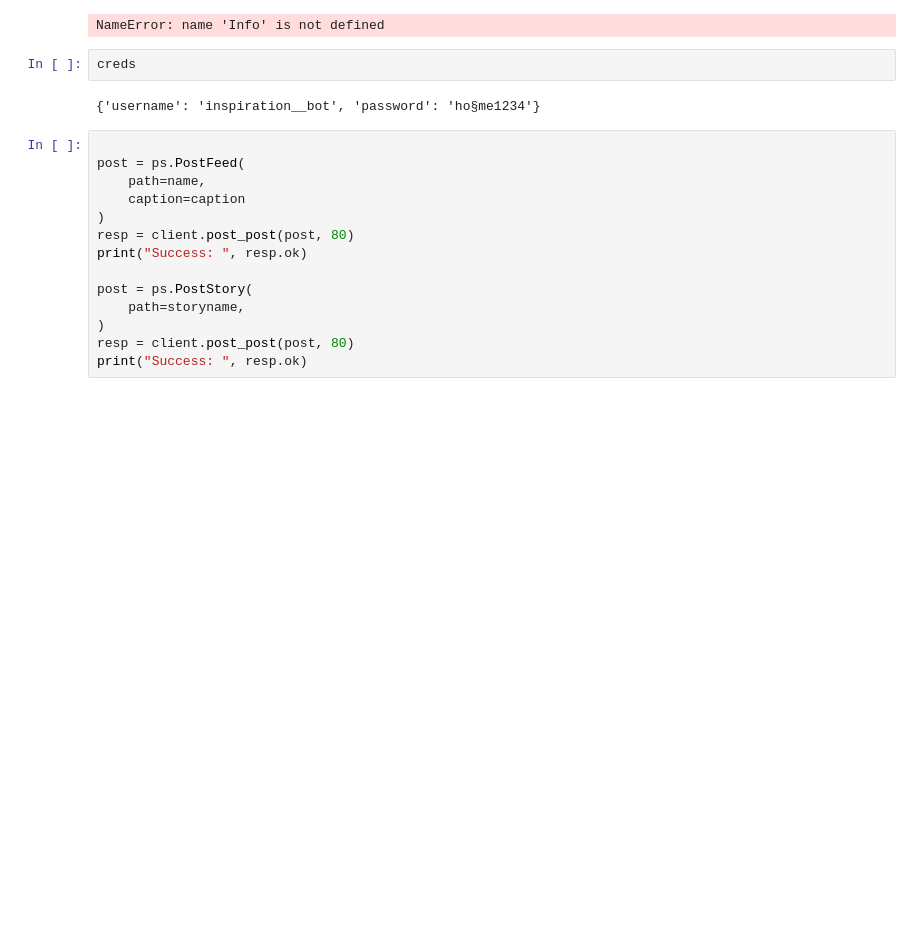
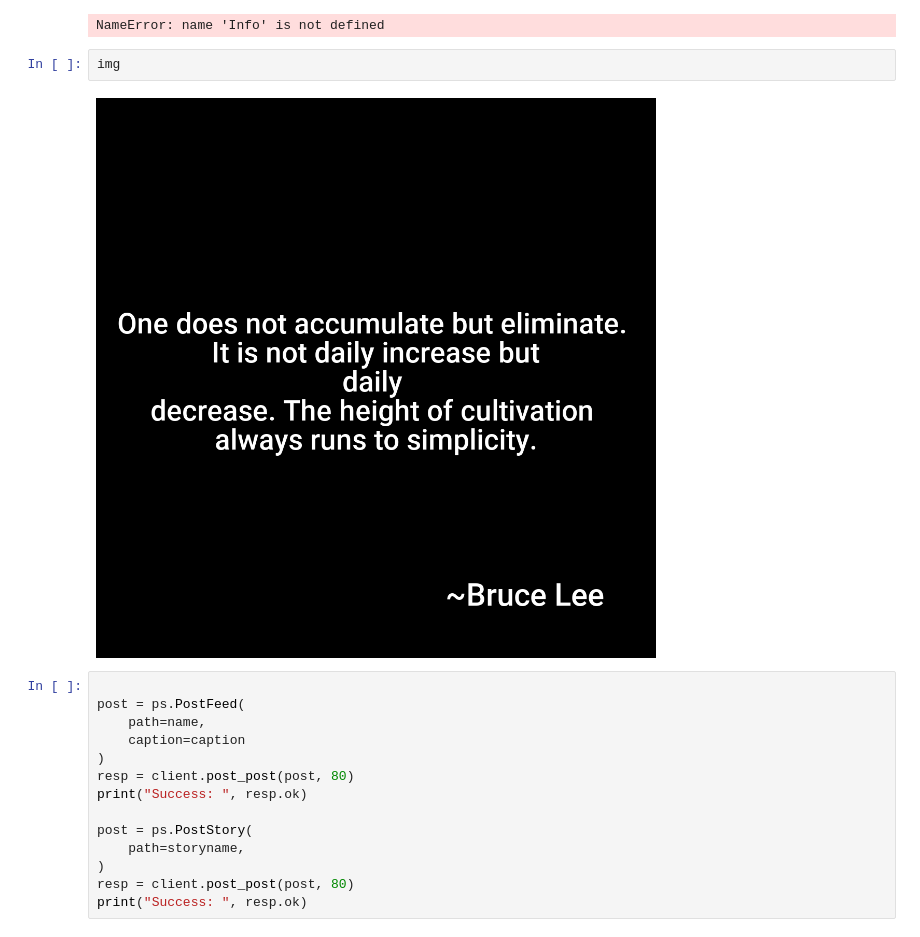
Before and after one commit to DonHaul/ig_BOT_inspiration, a Jupyter notebook: Untitled.ipynb, the cells around one changed output. Saved outputs shown, nothing was run; the diff lists cells and outputs as text; blank space fills up the shorter version.

```diff
--- a/Untitled.ipynb
+++ b/Untitled.ipynb
@@ -202,10 +206,10 @@ else:
     #print(info_id)
 # %% [output]
 NameError: name 'Info' is not defined
-# %%
-creds
-# %% [output]
-{'username': 'inspiration__bot', 'password': 'ho§me1234'}
+# %%
+img
+# %% [output]
+[figure, added]
 # %%
 
 post = ps.PostFeed(
```
Also changed, not shown: parts of 2 cells of this notebook, 4 other files.
